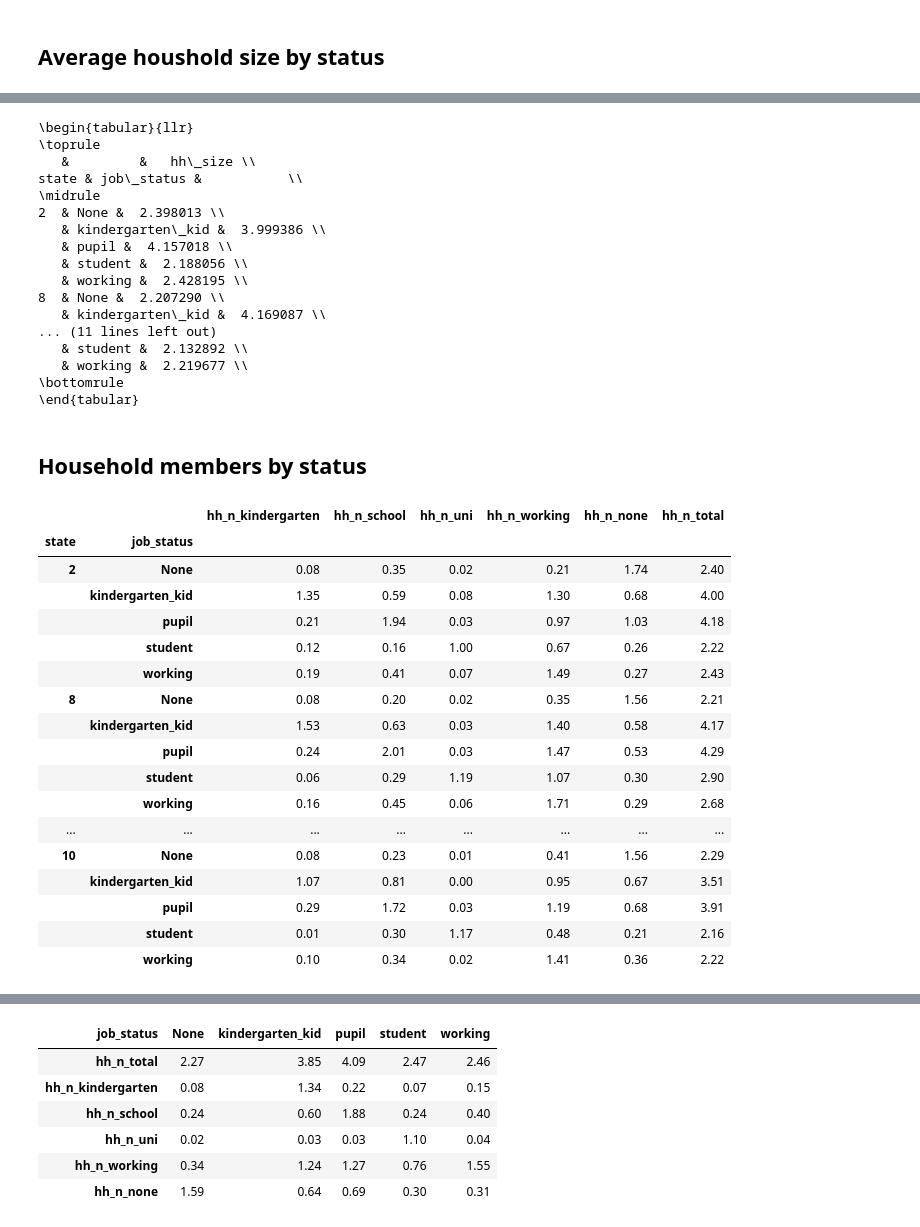
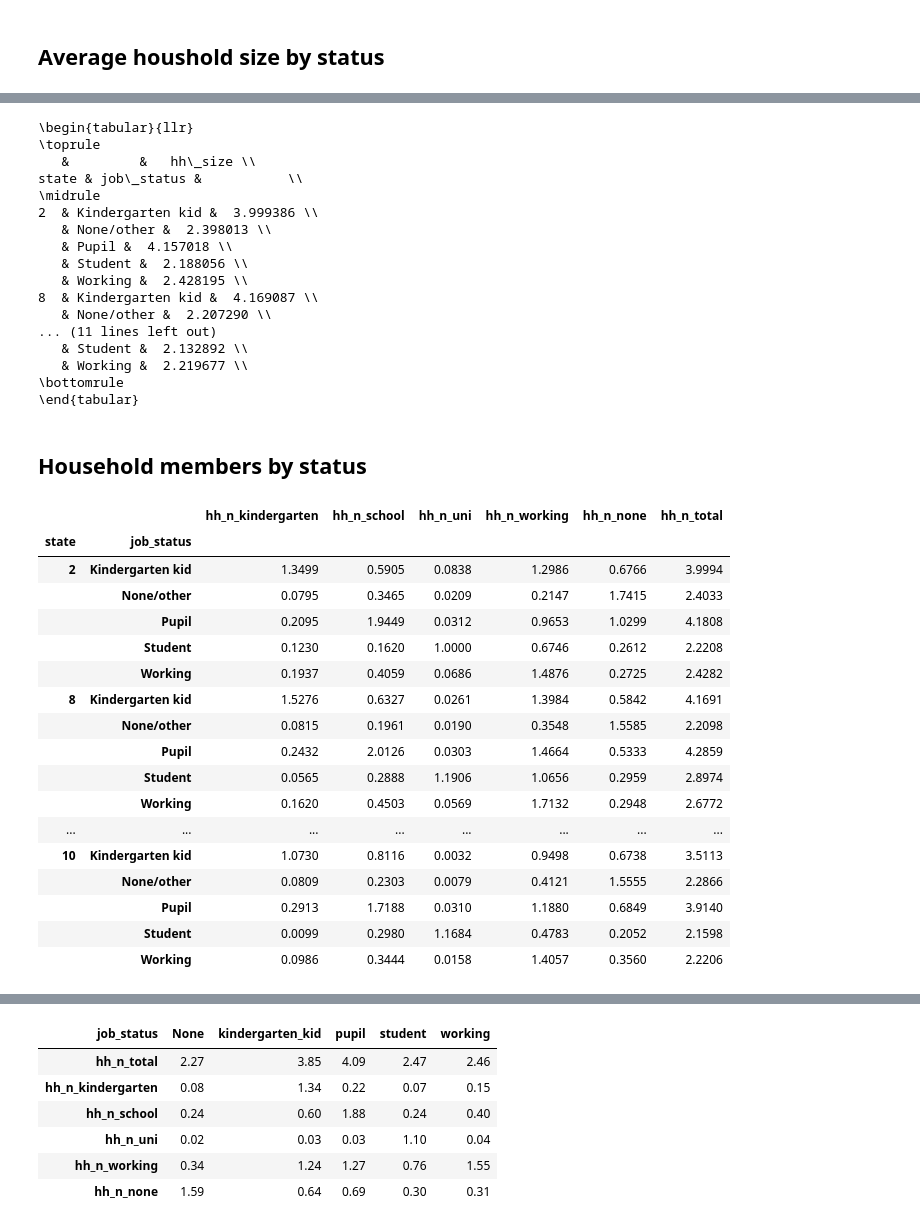
Before and after one commit to mariuzka/covid19_sim, a Jupyter notebook: src/misc/inspect_population.ipynb, the cells around one changed output, grey strips where cells are left out. Drawn from its saved outputs; the diff is of its cells as text; code cells hidden in the pictures.

```diff
--- a/src/misc/inspect_population.ipynb
+++ b/src/misc/inspect_population.ipynb
@@ -98,18 +100,13 @@ df.loc[(df["student"] == 0) & (df["work_hours_day_in_ticks"] > 0), "working"] =
 
 df["none"] = 0
 df.loc[(df["kindergarten"] == 0) & (df["school"] == 0) & (df["student"] == 0) & (df["working"] == 0), "none"] = 1
+
+
+df["job_status"] = "None/other"
+df.loc[(df["kindergarten"] == 1), "job_status"] = "Kindergarten kid"
+df.loc[(df["school"] == 1), "job_status"] = "Pupil"
+df.loc[(df["student"] == 1), "job_status"] = "Student"
+df.loc[(df["job_status"] == "None/other") & (df["work_hours_day_in_ticks"] > 0), "job_status"] = "Working"
-# %%
-df["job_status"] = "None"
-
-df.loc[(df["kindergarten"] == 1), "job_status"] = "kindergarten_kid"
-df.loc[(df["school"] == 1), "job_status"] = "pupil"
-
-df.loc[(df["student"] == 1), "job_status"] = "student"
-
-df.loc[(df["student"] == 1) & (df["work_hours_day_in_ticks"] == 0), "job_status"] = "student"
-#df.loc[(df["student"] == 1) & (df["work_hours_day_in_ticks"] > 0), "job_status"] = "working_student"
-
-df.loc[(df["job_status"] == "None") & (df["work_hours_day_in_ticks"] > 0), "job_status"] = "working"
 # %% [markdown]
 ## Share of status
 # %%
@@ -185,16 +182,16 @@ print(table.to_latex())
    &         &   hh\_size \\
 state & job\_status &           \\
 \midrule
-2  & None &  2.398013 \\
-   & kindergarten\_kid &  3.999386 \\
-   & pupil &  4.157018 \\
-   & student &  2.188056 \\
-   & working &  2.428195 \\
-8  & None &  2.207290 \\
-   & kindergarten\_kid &  4.169087 \\
+2  & Kindergarten kid &  3.999386 \\
+   & None/other &  2.398013 \\
+   & Pupil &  4.157018 \\
+   & Student &  2.188056 \\
+   & Working &  2.428195 \\
+8  & Kindergarten kid &  4.169087 \\
+   & None/other &  2.207290 \\
 ... (11 lines left out)
-   & student &  2.132892 \\
-   & working &  2.219677 \\
+   & Student &  2.132892 \\
+   & Working &  2.219677 \\
 \bottomrule
 \end{tabular}
 # %% [markdown]
@@ -202,34 +199,34 @@ state & job\_status &           \\
 # %%
 # sum up statuses by households and save it for each agent
 df["hh_n_kindergarten"] = df.groupby(["state", "hh_id"])["kindergarten"].transform(sum)
 df["hh_n_school"] = df.groupby(["state", "hh_id"])["school"].transform(sum)
 df["hh_n_uni"] = df.groupby(["state", "hh_id"])["student"].transform(sum)
 df["hh_n_working"] = df.groupby(["state", "hh_id"])["working"].transform(sum)
 df["hh_n_none"] = df.groupby(["state", "hh_id"])["none"].transform(sum)
 
 
 df["hh_n_total"] = df["hh_n_kindergarten"] + df["hh_n_school"] + df["hh_n_uni"] + df["hh_n_working"] + df["hh_n_none"]
 
 # calculate average number of statuses in household by status
 df_household_state = df.groupby(["state", "job_status"])[["hh_n_kindergarten", "hh_n_school", "hh_n_uni", "hh_n_working", "hh_n_none", "hh_n_total"]].mean()
-df_household_state = df_household_state.round(2)
+df_household_state = df_household_state.round(4)
 df_household_state
 # %% [output]
 |  |  | hh_n_kindergarten | hh_n_school | hh_n_uni | hh_n_working | hh_n_none | hh_n_total |
 | state | job_status |  |  |  |  |  |  |
-| 2 | None | 0.08 | 0.35 | 0.02 | 0.21 | 1.74 | 2.40 |
-|  | kindergarten_kid | 1.35 | 0.59 | 0.08 | 1.30 | 0.68 | 4.00 |
-|  | pupil | 0.21 | 1.94 | 0.03 | 0.97 | 1.03 | 4.18 |
-|  | student | 0.12 | 0.16 | 1.00 | 0.67 | 0.26 | 2.22 |
-|  | working | 0.19 | 0.41 | 0.07 | 1.49 | 0.27 | 2.43 |
-| 8 | None | 0.08 | 0.20 | 0.02 | 0.35 | 1.56 | 2.21 |
-|  | kindergarten_kid | 1.53 | 0.63 | 0.03 | 1.40 | 0.58 | 4.17 |
-|  | pupil | 0.24 | 2.01 | 0.03 | 1.47 | 0.53 | 4.29 |
-|  | student | 0.06 | 0.29 | 1.19 | 1.07 | 0.30 | 2.90 |
-|  | working | 0.16 | 0.45 | 0.06 | 1.71 | 0.29 | 2.68 |
+| 2 | Kindergarten kid | 1.3499 | 0.5905 | 0.0838 | 1.2986 | 0.6766 | 3.9994 |
+|  | None/other | 0.0795 | 0.3465 | 0.0209 | 0.2147 | 1.7415 | 2.4033 |
+|  | Pupil | 0.2095 | 1.9449 | 0.0312 | 0.9653 | 1.0299 | 4.1808 |
+|  | Student | 0.1230 | 0.1620 | 1.0000 | 0.6746 | 0.2612 | 2.2208 |
+|  | Working | 0.1937 | 0.4059 | 0.0686 | 1.4876 | 0.2725 | 2.4282 |
+| 8 | Kindergarten kid | 1.5276 | 0.6327 | 0.0261 | 1.3984 | 0.5842 | 4.1691 |
+|  | None/other | 0.0815 | 0.1961 | 0.0190 | 0.3548 | 1.5585 | 2.2098 |
+|  | Pupil | 0.2432 | 2.0126 | 0.0303 | 1.4664 | 0.5333 | 4.2859 |
+|  | Student | 0.0565 | 0.2888 | 1.1906 | 1.0656 | 0.2959 | 2.8974 |
+|  | Working | 0.1620 | 0.4503 | 0.0569 | 1.7132 | 0.2948 | 2.6772 |
 | ... | ... | ... | ... | ... | ... | ... | ... |
-| 10 | None | 0.08 | 0.23 | 0.01 | 0.41 | 1.56 | 2.29 |
-|  | kindergarten_kid | 1.07 | 0.81 | 0.00 | 0.95 | 0.67 | 3.51 |
-|  | pupil | 0.29 | 1.72 | 0.03 | 1.19 | 0.68 | 3.91 |
-|  | student | 0.01 | 0.30 | 1.17 | 0.48 | 0.21 | 2.16 |
-|  | working | 0.10 | 0.34 | 0.02 | 1.41 | 0.36 | 2.22 |
+| 10 | Kindergarten kid | 1.0730 | 0.8116 | 0.0032 | 0.9498 | 0.6738 | 3.5113 |
+|  | None/other | 0.0809 | 0.2303 | 0.0079 | 0.4121 | 1.5555 | 2.2866 |
+|  | Pupil | 0.2913 | 1.7188 | 0.0310 | 1.1880 | 0.6849 | 3.9140 |
+|  | Student | 0.0099 | 0.2980 | 1.1684 | 0.4783 | 0.2052 | 2.1598 |
+|  | Working | 0.0986 | 0.3444 | 0.0158 | 1.4057 | 0.3560 | 2.2206 |
```
Also changed, not shown: parts of 7 cells of this notebook, 7 other files.
